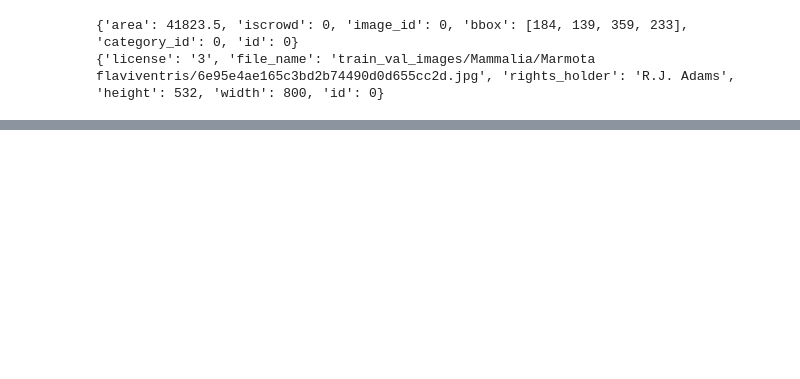
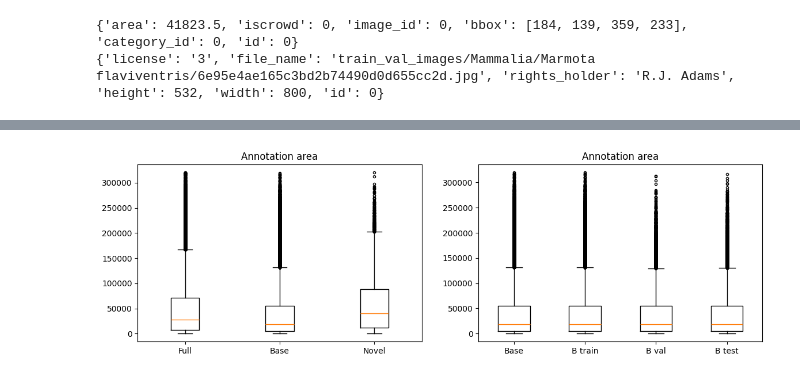
Before and after one commit to MarcelloCeresini/FSOD_CenterNet, a Jupyter notebook: src/notebooks/dataset_exploration.ipynb, the cells around one changed output, grey strips where cells are left out. Drawn from its saved outputs; the diff is of its cells as text; code cells hidden in the pictures; blank space fills up the shorter version.

```diff
--- a/src/notebooks/dataset_exploration.ipynb
+++ b/src/notebooks/dataset_exploration.ipynb
@@ -231,0 +229,17 @@ plt.scatter(range(len(sorted_counts)),sorted_counts)
+# %%
+fig, axs = plt.subplots(1,2, figsize=(14, 4))
+
+labels = ["Full", "Base", "Novel"]
+for_plot = get_data_for_plot(dsets, "ann_area")
+axs[0].boxplot(for_plot, labels=labels, sym=".")
+axs[0].set_title("Annotation area")
+
+
+labels = ["Base", "B train", "B val", "B test"]
+for_plot = get_data_for_plot(comparison, "ann_area")
+axs[1].boxplot(for_plot, labels=labels, sym=".")
+axs[1].set_title("Annotation area")
+
+plt.show()
+# %% [output]
+[figure, added]
```
Also changed, not shown: parts of 19 cells of this notebook.
